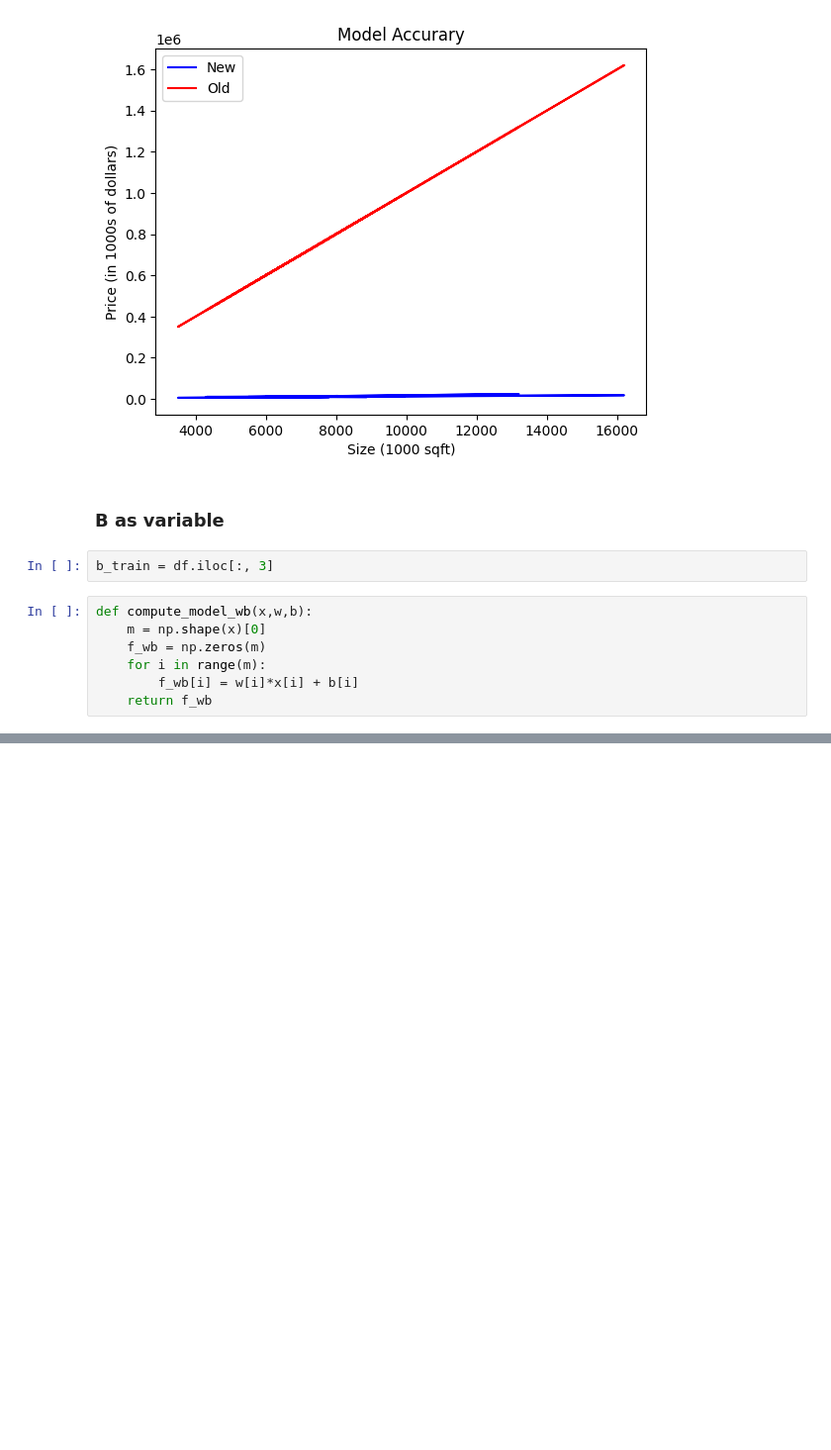
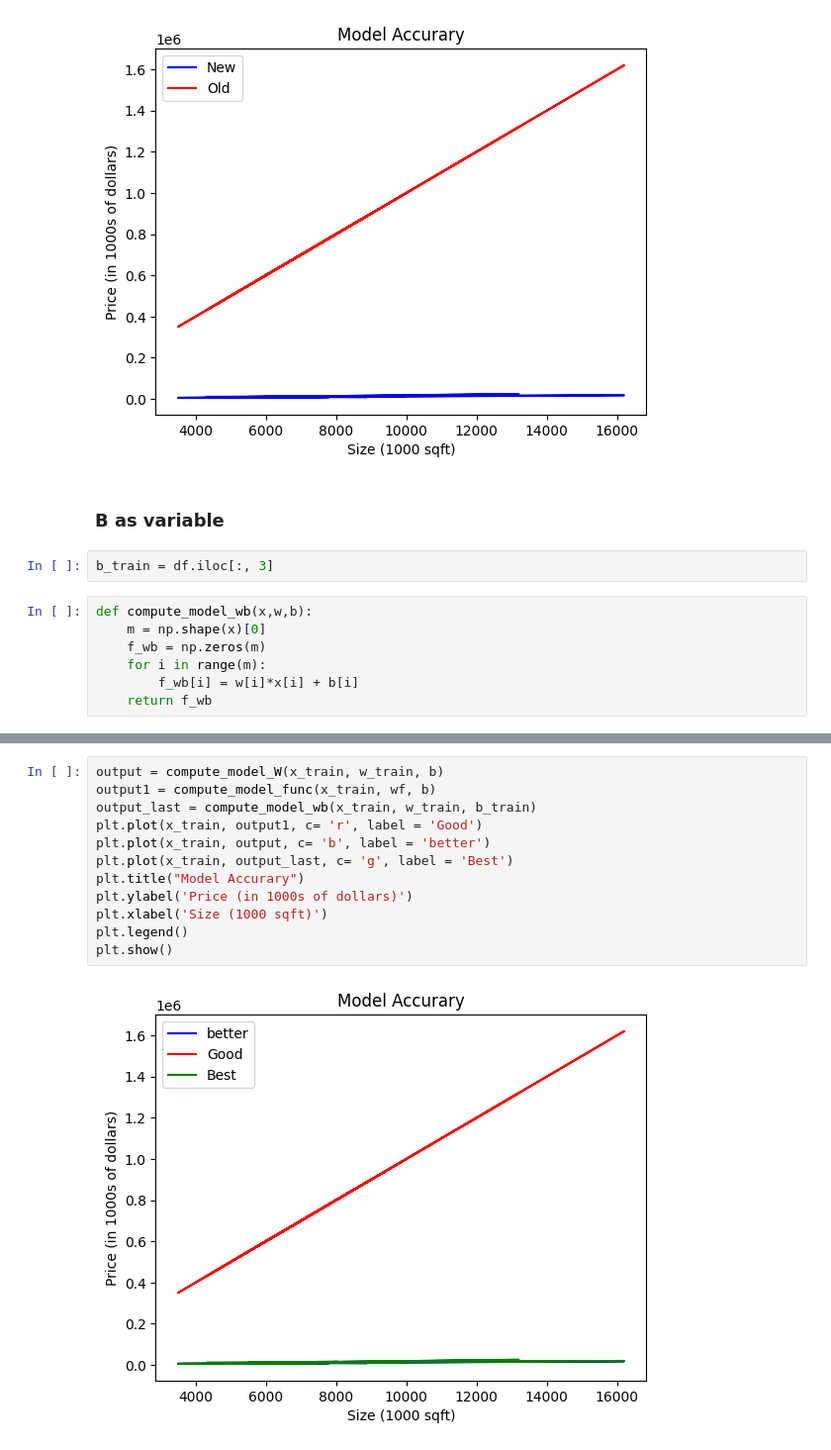
Before and after one commit to AhmedShafique313/sml_udemy, a Jupyter notebook: week4/w_linear_reg.ipynb, the cells around one changed output, grey strips where cells are left out. Shown: that part at 99% size. Cells and saved outputs as stored; diff of their text form; blank space fills up the shorter version.

Commit message:
accurary

```diff
--- a/week4/w_linear_reg.ipynb
+++ b/week4/w_linear_reg.ipynb
@@ -134,0 +137,14 @@ plt.show()
+# %%
+output = compute_model_W(x_train, w_train, b)
+output1 = compute_model_func(x_train, wf, b)
+output_last = compute_model_wb(x_train, w_train, b_train)
+plt.plot(x_train, output1, c= 'r', label = 'Good')
+plt.plot(x_train, output, c= 'b', label = 'better')
+plt.plot(x_train, output_last, c= 'g', label = 'Best')
+plt.title("Model Accurary")
+plt.ylabel('Price (in 1000s of dollars)')
+plt.xlabel('Size (1000 sqft)')
+plt.legend()
+plt.show()
+# %% [output]
+[figure, added]
```
Also changed, not shown: parts of 1 cell of this notebook.
